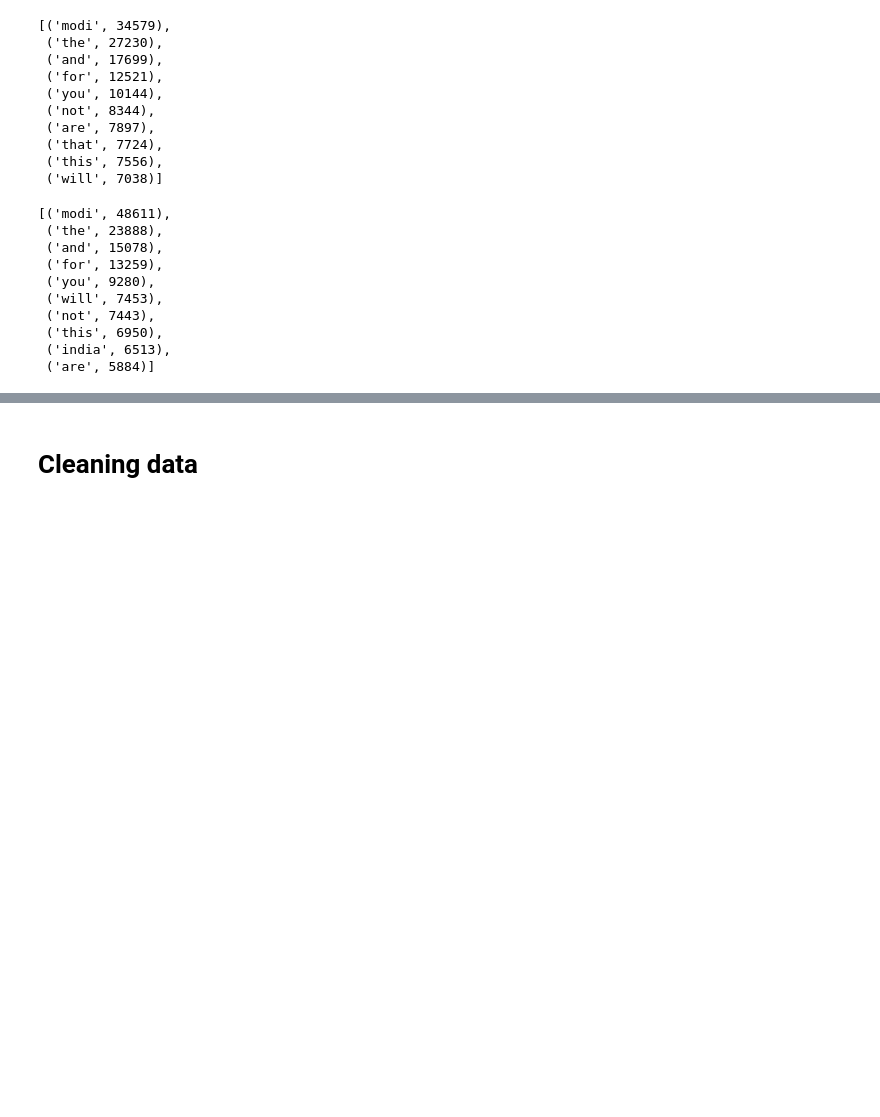
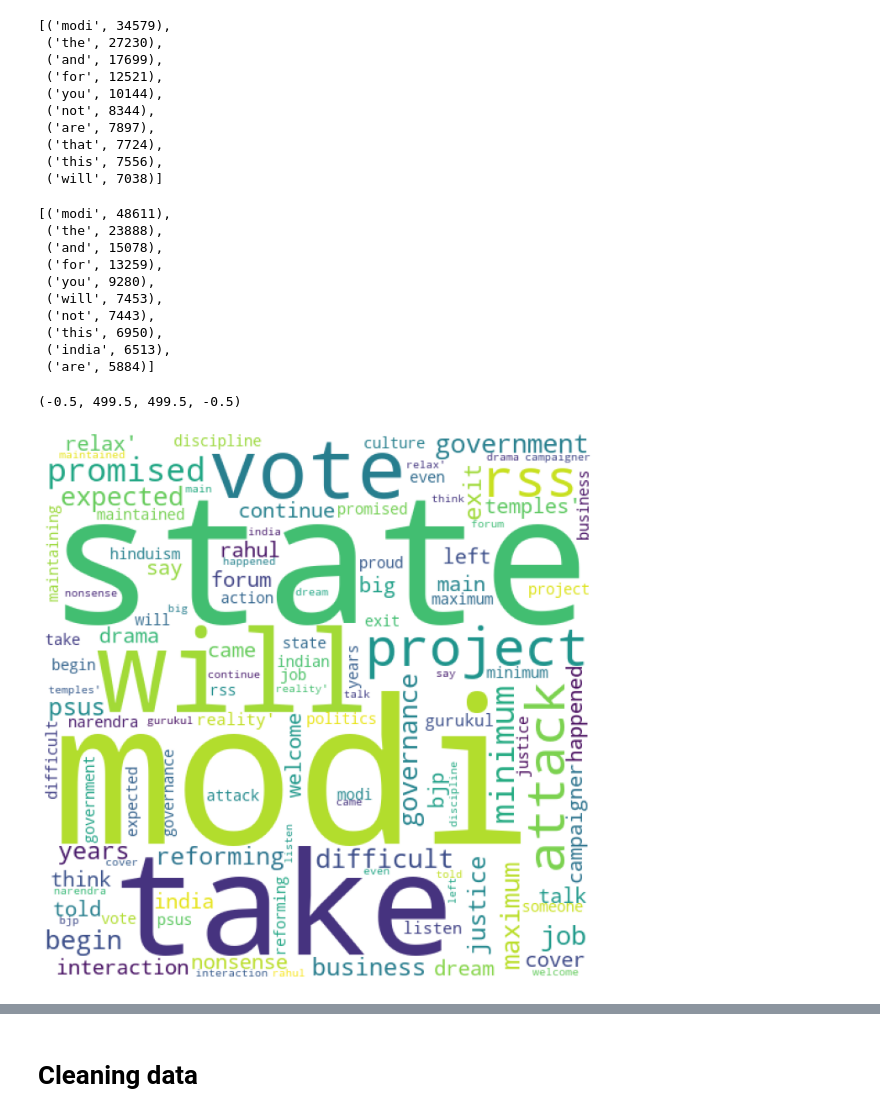
Before and after one commit to ngannk92/tweet_sentiment, a Jupyter notebook: Twitter-sentiment-data.ipynb, the cells around one changed output, grey strips where cells are left out. Saved outputs shown, nothing was run; the diff lists cells and outputs as text; code cells hidden in the pictures; blank space fills up the shorter version.

```diff
--- a/Twitter-sentiment-data.ipynb
+++ b/Twitter-sentiment-data.ipynb
@@ -161,3 +159,18 @@ top10_neutral
  ('this', 6950),
  ('india', 6513),
  ('are', 5884)]
+# %%
+# Visualize word appearance in each category
+from wordcloud import WordCloud,STOPWORDS
+#wc = WordCloud(width = 500, height = 500, min_font_size = 10, background_color = 'white')
+#positive_wc = wc.generate(str(common_positive))
+wc = WordCloud(width = 500, height = 500, min_font_size = 10, background_color = 'white',\
+              stopwords=set(STOPWORDS),random_state=42,repeat=True)
+whole_wc = wc.generate(str(df['clean_text'].values))
+plt.figure(figsize = (12, 12))
+plt.imshow(whole_wc)
+plt.axis('off')
+#plt.tight_layout(pad=0)
+# %% [output]
+(-0.5, 499.5, 499.5, -0.5)
+[figure, added]
```
Also changed, not shown: parts of 18 cells of this notebook.
